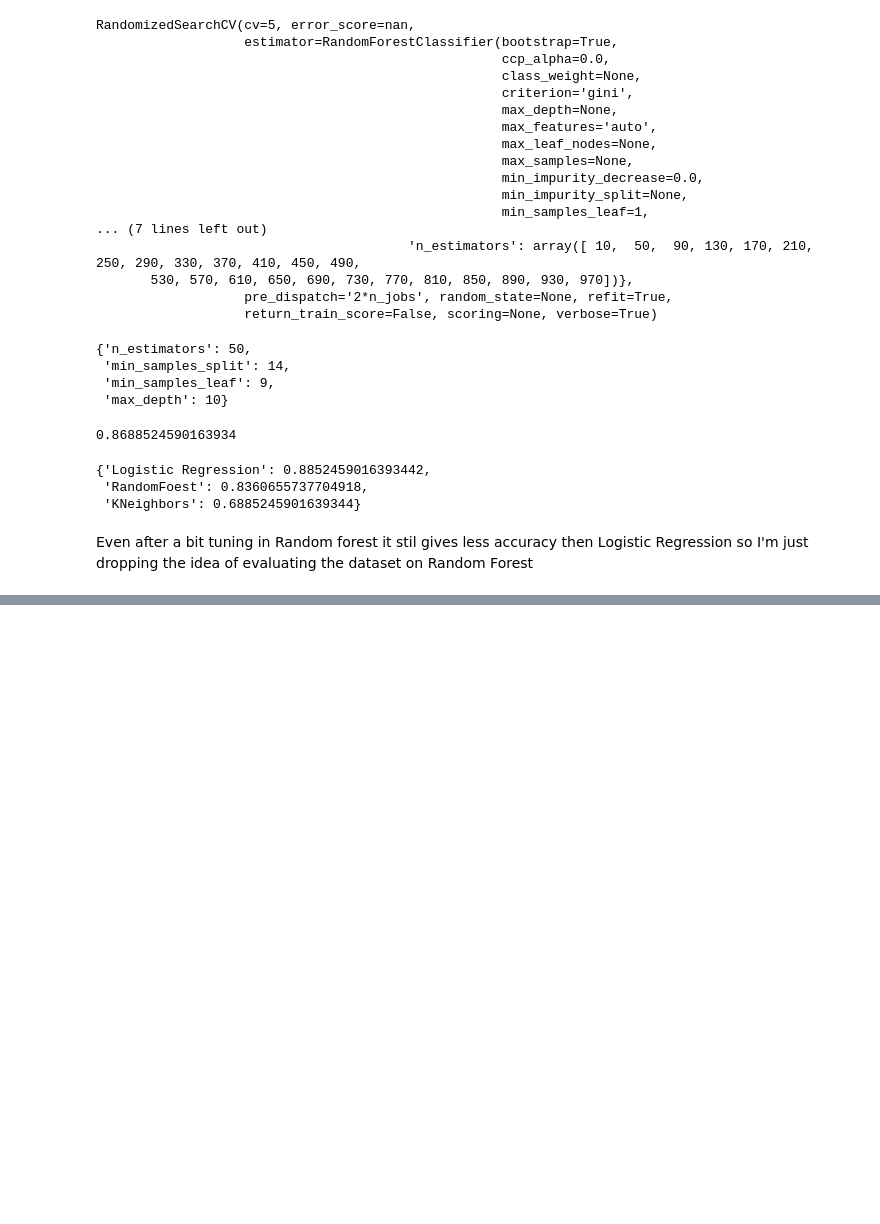
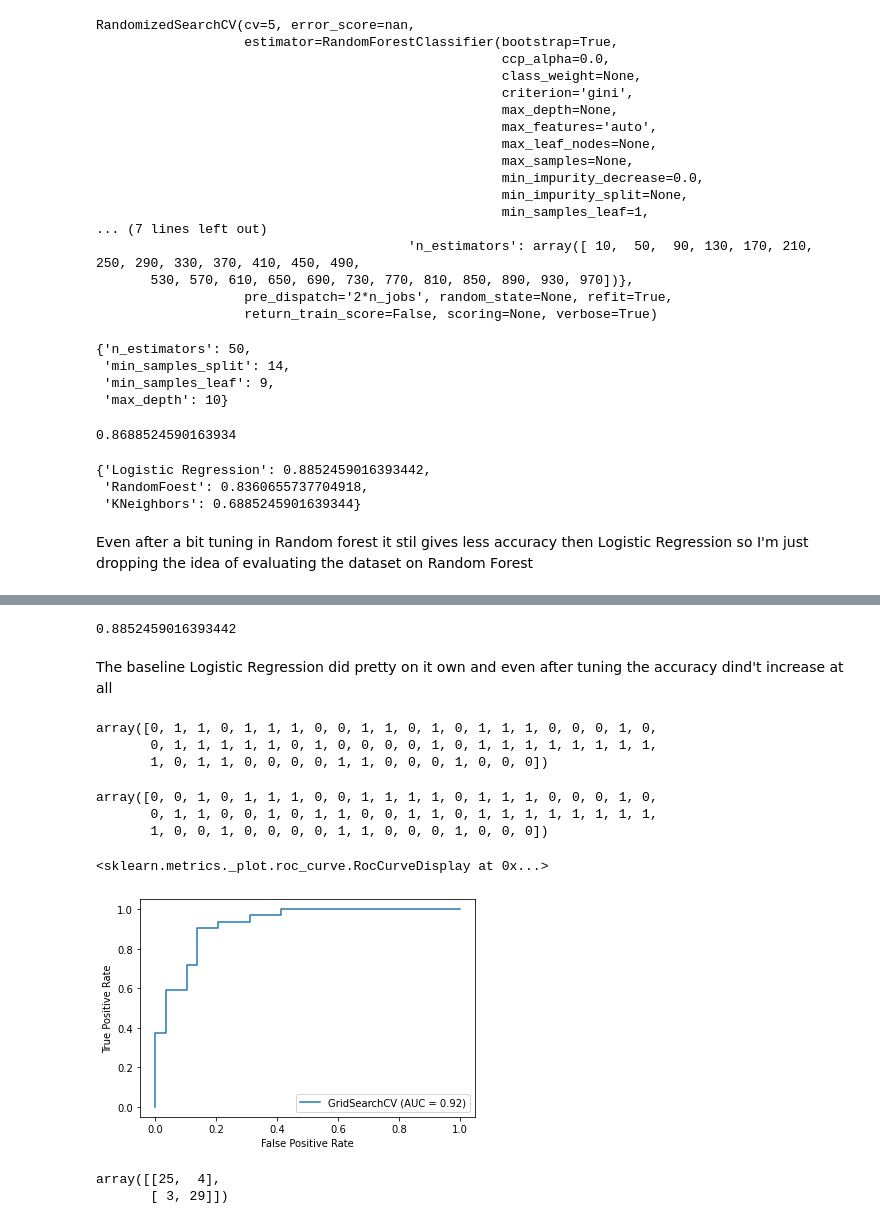
Before and after one commit to Shaheer-Imam/Data-Science, a Jupyter notebook: Heart disease classification.ipynb, the cells around one changed output, grey strips where cells are left out. Cells and saved outputs as stored; diff of their text form; code cells hidden in the pictures; blank space fills up the shorter version.

Commit message:
Working on confusion matrix

```diff
--- a/Heart disease classification.ipynb
+++ b/Heart disease classification.ipynb
@@ -355,3 +355,13 @@ scores
  'KNeighbors': 0.6885245901639344}
 # %% [markdown]
 Even after a bit tuning in Random forest it stil gives less accuracy then Logistic Regression so I'm just dropping the idea of evaluating the dataset on Random Forest
+# %%
+log_reg_grid = {"C": np.logspace(-4,4,30),
+                "solver":["liblinear"]}
+
+gs_log_reg = GridSearchCV(LogisticRegression(),
+                         param_grid=log_reg_grid,
+                         cv=5,
+                         verbose=True)
+# %%
+gs_log_reg.fit(x_train,y_train)
@@ -357,0 +395,6 @@ Even after a bit tuning in Random forest it stil gives less accuracy then Logist
+# %%
+gs_log_reg.score(x_test,y_test)
+# %% [output]
+0.8852459016393442
+# %% [markdown]
+The baseline Logistic Regression did pretty on it own and even after tuning the accuracy dind't increase at all
@@ -357,0 +403,22 @@ Even after a bit tuning in Random forest it stil gives less accuracy then Logist
+# %%
+y_results
+# %% [output]
+array([0, 1, 1, 0, 1, 1, 1, 0, 0, 1, 1, 0, 1, 0, 1, 1, 1, 0, 0, 0, 1, 0,
+       0, 1, 1, 1, 1, 1, 0, 1, 0, 0, 0, 0, 1, 0, 1, 1, 1, 1, 1, 1, 1, 1,
+       1, 0, 1, 1, 0, 0, 0, 0, 1, 1, 0, 0, 0, 1, 0, 0, 0])
+# %%
+np.array(y_test)
+# %% [output]
+array([0, 0, 1, 0, 1, 1, 1, 0, 0, 1, 1, 1, 1, 0, 1, 1, 1, 0, 0, 0, 1, 0,
+       0, 1, 1, 0, 0, 1, 0, 1, 1, 0, 0, 1, 1, 0, 1, 1, 1, 1, 1, 1, 1, 1,
+       1, 0, 0, 1, 0, 0, 0, 0, 1, 1, 0, 0, 0, 1, 0, 0, 0])
+# %%
+plot_roc_curve(gs_log_reg,x_test,y_test)
+# %% [output]
+<sklearn.metrics._plot.roc_curve.RocCurveDisplay at 0x...>
+[figure, added]
+# %%
+confusion_matrix(y_test,y_results)
+# %% [output]
+array([[25,  4],
+       [ 3, 29]])
```
Also changed, not shown: parts of 5 cells of this notebook.
